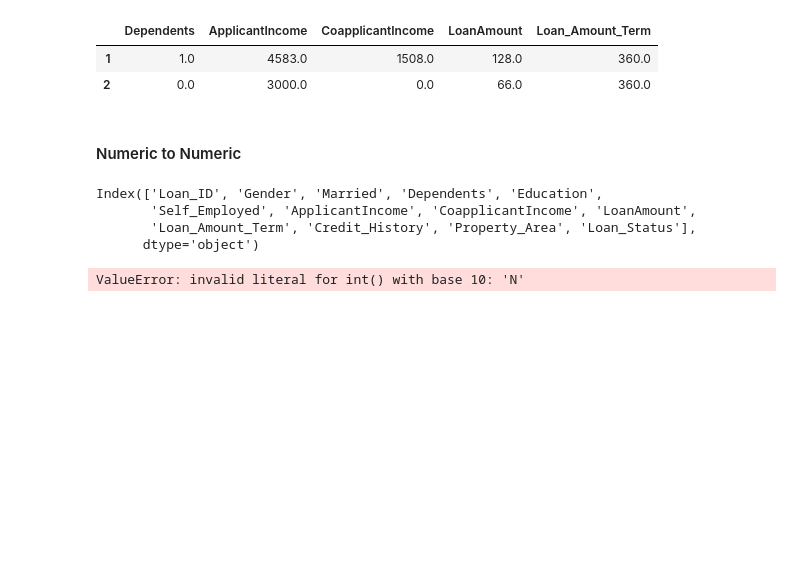
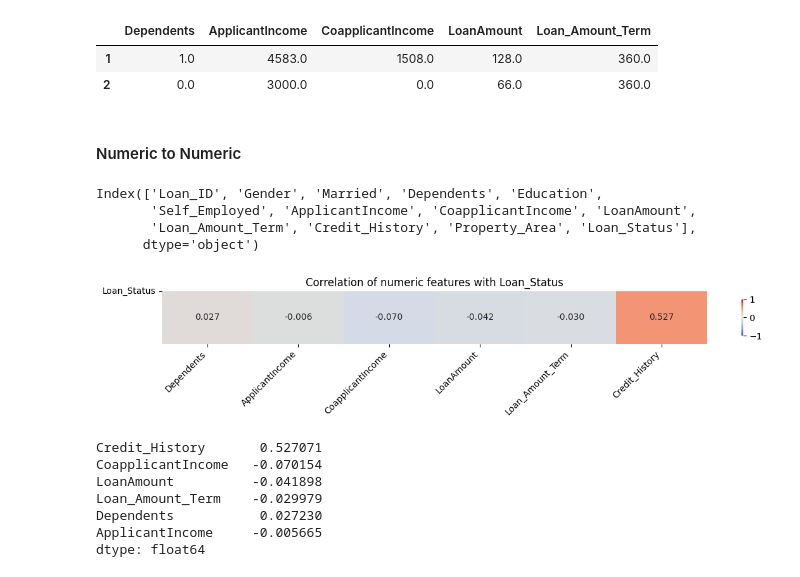
Before and after one commit to KudoroEsther/Files_Backend, a Jupyter notebook: HomeLoan.ipynb, the cells around one changed output. Cells and saved outputs as stored; diff of their text form; code cells hidden in the pictures; blank space fills up the shorter version.

Commit message:
Loan

```diff
--- a/HomeLoan.ipynb
+++ b/HomeLoan.ipynb
@@ -439,7 +439,7 @@ num_features.head(2)
 # %% [markdown]
 #### Numeric to Numeric
 # %%
-df['Loan_Status']
+df['Loan_Status'] = (df["Loan_Status"] == 'Y').astype(int)
 # %%
 def correlation_with_target(df, target_col, figsize=(10,2)):
     """
@@ -484,9 +486,16 @@ Index(['Loan_ID', 'Gender', 'Married', 'Dependents', 'Education',
        'Loan_Amount_Term', 'Credit_History', 'Property_Area', 'Loan_Status'],
       dtype='object')
 # %%
-corr_series = correlation_with_target(df, df['Loan_Status'].astype(int), figsize=(12, 2.5))
+corr_series = correlation_with_target(df, 'Loan_Status', figsize=(12, 2.5))
 print(corr_series)
 # %% [output]
+[figure, added]
-ValueError: invalid literal for int() with base 10: 'N'
+Credit_History       0.527071
+CoapplicantIncome   -0.070154
+LoanAmount          -0.041898
+Loan_Amount_Term    -0.029979
+Dependents           0.027230
+ApplicantIncome     -0.005665
+dtype: float64
 # %%
 from scipy.stats import pearsonr
```
Also changed, not shown: parts of 2 cells of this notebook.
